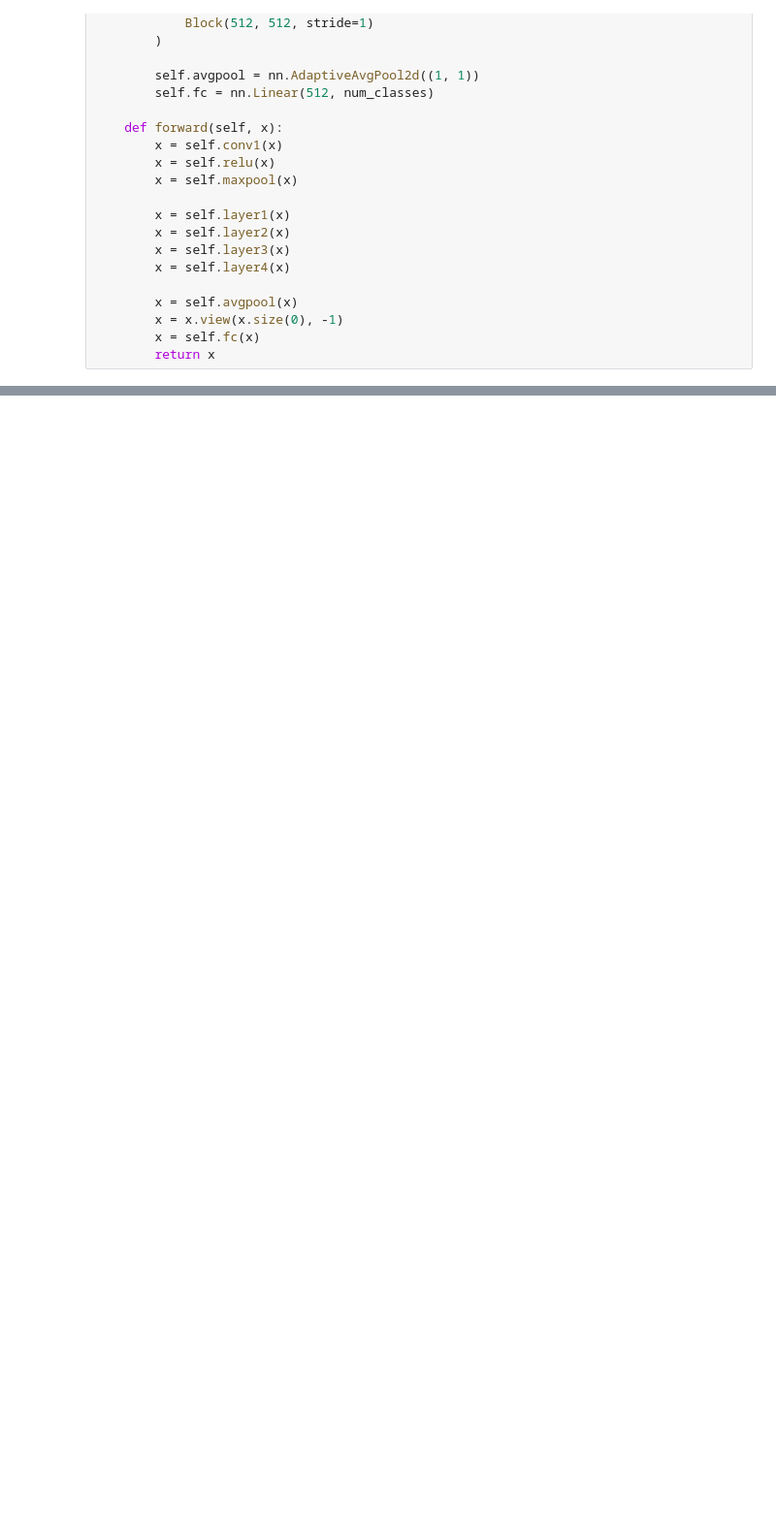
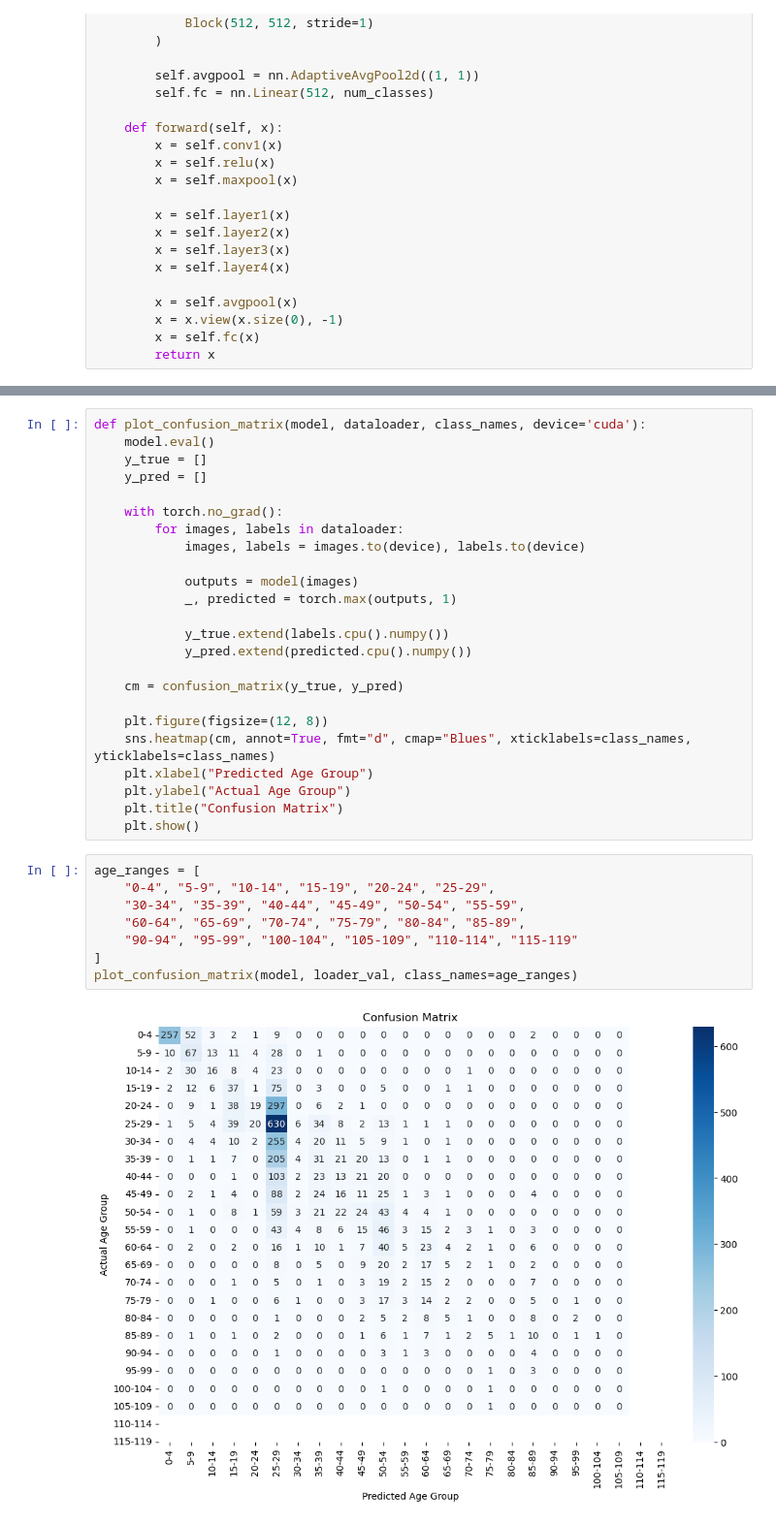
Before and after one commit to ahmedCoder12424/Age-Detector, a Jupyter notebook: CNN_Resnet.ipynb, the cells around one changed output, grey strips where cells are left out. Shown: that part at 97% size. Saved outputs shown, nothing was run; the diff lists cells and outputs as text; blank space fills up the shorter version.

Commit message:
added confusion matrix

```diff
--- a/CNN_Resnet.ipynb
+++ b/CNN_Resnet.ipynb
@@ -265,0 +268,34 @@ Test Loss: 2.3441, Test Accuracy: 32.59%
+# %%
+def plot_confusion_matrix(model, dataloader, class_names, device='cuda'):
+    model.eval()
+    y_true = []
+    y_pred = []
+
+    with torch.no_grad():
+        for images, labels in dataloader:
+            images, labels = images.to(device), labels.to(device)
+
+            outputs = model(images)
+            _, predicted = torch.max(outputs, 1)
+
+            y_true.extend(labels.cpu().numpy())
+            y_pred.extend(predicted.cpu().numpy())
+
+    cm = confusion_matrix(y_true, y_pred)
+
+    plt.figure(figsize=(12, 8))
+    sns.heatmap(cm, annot=True, fmt="d", cmap="Blues", xticklabels=class_names, yticklabels=class_names)
+    plt.xlabel("Predicted Age Group")
+    plt.ylabel("Actual Age Group")
+    plt.title("Confusion Matrix")
+    plt.show()
+# %%
+age_ranges = [
+    "0-4", "5-9", "10-14", "15-19", "20-24", "25-29",
+    "30-34", "35-39", "40-44", "45-49", "50-54", "55-59",
+    "60-64", "65-69", "70-74", "75-79", "80-84", "85-89",
+    "90-94", "95-99", "100-104", "105-109", "110-114", "115-119"
+]
+plot_confusion_matrix(model, loader_val, class_names=age_ranges)
+# %% [output]
+[figure, added]
```
Also changed, not shown: parts of 3 cells of this notebook, 1 other file.
